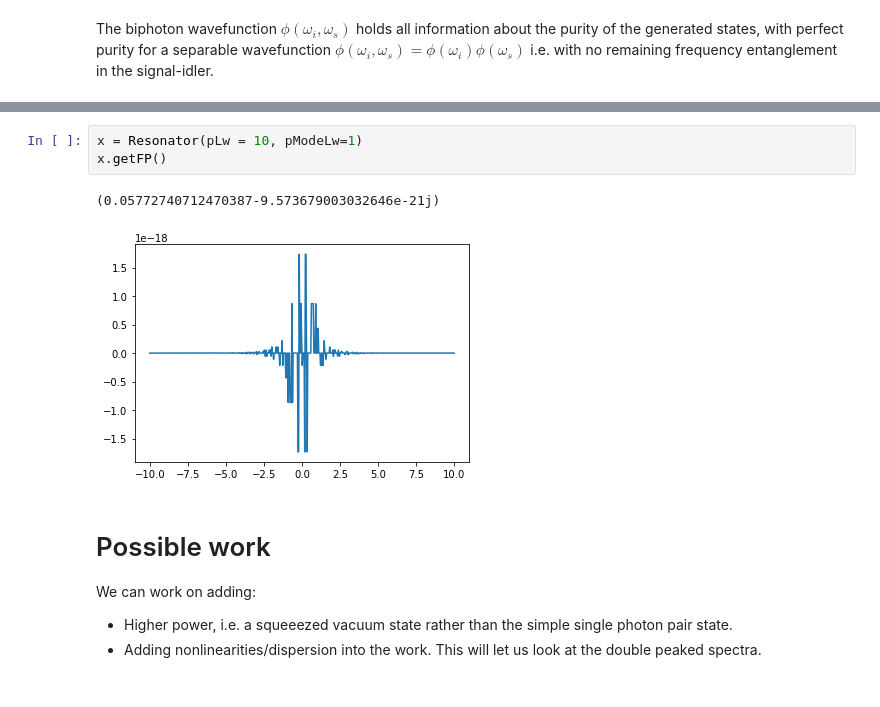
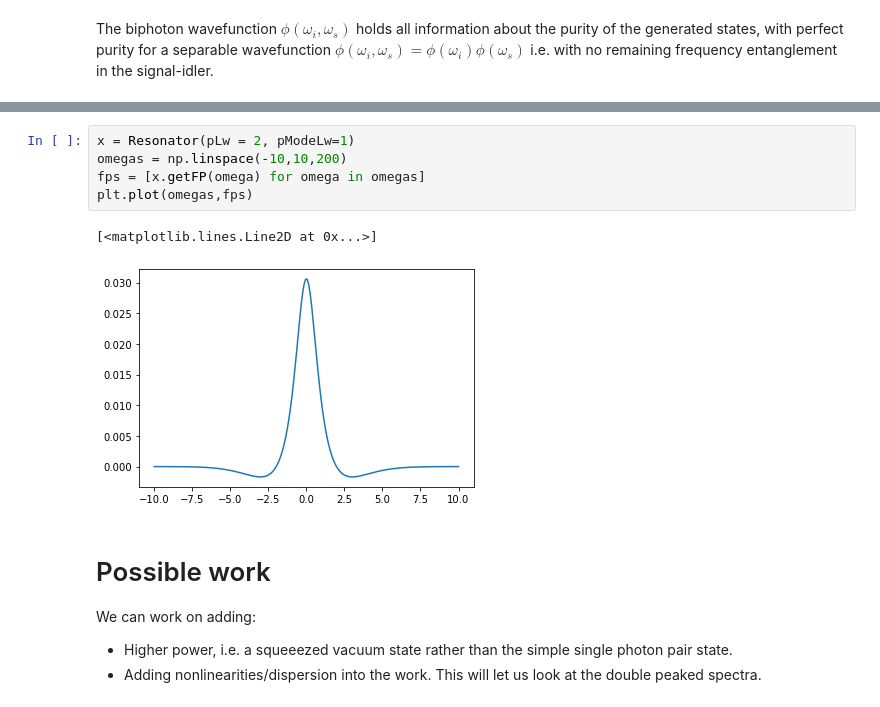
Before and after one commit to niall54/Quantum-Photonics, a Jupyter notebook: Photon Purity FWM.ipynb, the cells around one changed output, grey strips where cells are left out. Drawn from its saved outputs; the diff is of its cells as text.

```diff
--- a/Photon Purity FWM.ipynb
+++ b/Photon Purity FWM.ipynb
@@ -163,9 +249,11 @@ Calculating purity: 99.0% complete░░░░░░░░░░░░-| 99.0%
-# %%
-x = Resonator(pLw = 10, pModeLw=1)
-x.getFP()
-# %% [output]
-(0.05772740712470387-9.573679003032646e-21j)
-[figure, removed]
+# %%
+x = Resonator(pLw = 2, pModeLw=1)
+omegas = np.linspace(-10,10,200)
+fps = [x.getFP(omega) for omega in omegas]
+plt.plot(omegas,fps)
+# %% [output]
+[<matplotlib.lines.Line2D at 0x...>]
+[figure, added]
 # %% [markdown]
 # Possible work
 We can work on adding:
```
Also changed, not shown: parts of 8 cells of this notebook.
